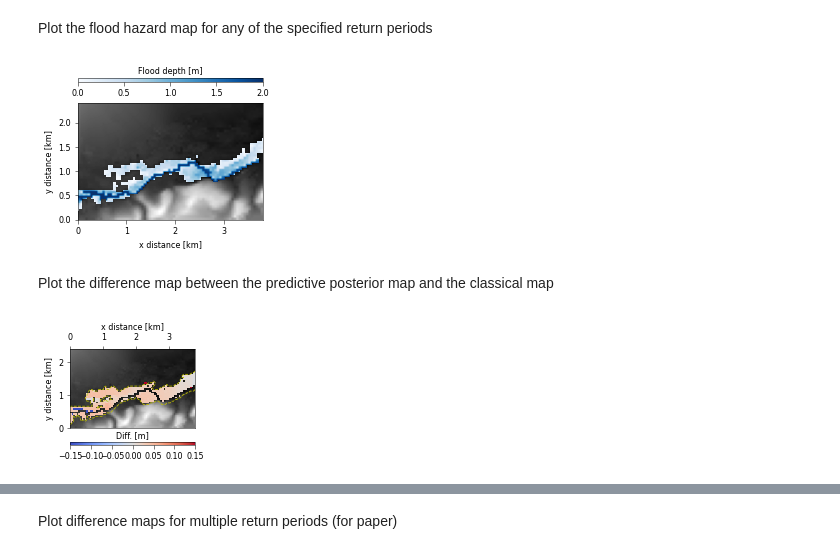
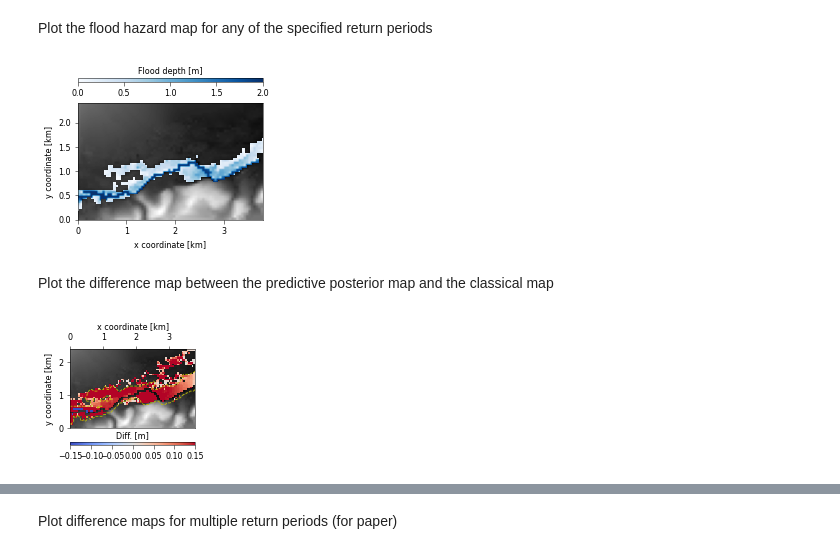
Before and after one commit to mbalbi/epistemic_flood_hazard, a Jupyter notebook: hazard_model.ipynb, the cells around one changed output, grey strips where cells are left out. Saved outputs shown, nothing was run; the diff lists cells and outputs as text; code cells hidden in the pictures.

```diff
--- a/hazard_model.ipynb
+++ b/hazard_model.ipynb
@@ -268,0 +243,6 @@ fig.tight_layout()
+# %%
+# Create a new column 'Year' to extract the year from the 'Date' column.
+df['Year'] = df['date'].dt.year
+# Get annual maxima and date of maxima
+annual_max_df = df.loc[df.groupby('Year')['discharge'].idxmax()]
+q_a_max = annual_max_df['discharge']
@@ -278,15 +324,19 @@ N = 10000
 mi = m_dist.rvs( size=N )
 
 # Simulate new observations of discharges (posterior predictive)
-indices = np.random.choice( Xstack.shape[0], size=N )
+indices = np.random.choice( Xstack_pot.shape[0], size=N )
 x_plot = np.arange(0.1,150,0.1)
 Tr_plot = np.arange(0.2,500,0.1)
 Fi = np.zeros( [len(x_plot), N] )
-x_Tri = np.zeros( [len(Tr_plot), N] )
+Fi_a = np.zeros( [len(x_plot), N] )
+# x_Tri = np.zeros( [len(Tr_plot), N] )
 rQ = np.zeros( N )
 for i in range( N ):
-    t = Xstack[indices[i],:]
+    t = Xstack_pot[indices[i],:]
     Fi[:,i] = st.genpareto.cdf( x_plot, t[0], loc=0, scale=t[1] )
+    # annual maxima
+    t_a = Xstack_a[indices[i],:]
+    Fi_a[:,i] = st.genextreme.cdf( x_plot, t_a[0], loc=t_a[1], scale=t_a[2] )
 
 # Return levels for discharges
 
@@ -294,14 +344,23 @@ for i in range( N ):
 Fi_emp = ecdf( qu + u )[1]
 pannual_emp = (1 - Fi_emp) * m_mean
 
+Fi_a_emp = ecdf( q_a_max )[1]
+pannual_a_emp = (1 - Fi_a_emp)
+
 # MAP
 pannual_map = (1 - st.genpareto.cdf( x_plot, *t_mle )) * m_mean
+pannual_a_map = (1 - st.genextreme.cdf( x_plot, *t_a_mle ))
 
 # Posterior curves and predictive posterior estimate
+qi = (1 - 0.9)/2; qs = (1 + 0.9)/2
+
 pannuali = (1-Fi)*mi
-qi = (1 - 0.9)/2; qs = (1 + 0.9)/2
 pannual_ci = np.quantile( pannuali, [qi,qs], axis=1)
 pannual_mean = np.mean( pannuali, axis=1 )
+
+pannuali_a = (1-Fi_a)
+pannual_a_ci = np.quantile( pannuali_a, [qi,qs], axis=1)
+pannual_a_mean = np.mean( pannuali_a, axis=1 )
 # %% [markdown]
 Here we plot the return levels of discharges comparing the predictive posterior estimate with the MAP estimate of the GPD distribution.
 # %%
@@ -399,8 +467,9 @@ The two roughness parameters for the model are calibrated following the GLUE met
 
 The flood simulator was ran for a grid of roughness parameters (both for channel and floodplain) varying in the range (0.01,0.15) with a 0.01 step. The simulations were ran in a different script (lisflood_grid_simulations.py) and the resultant flood maps were saved in a separate folder.
 # %%
-folder = 'data\\Grid_060622_qvar146_U2'
-S_glue, A, B, C, r_ch_grid, r_fp_grid = read_flood_results( folder, read_maps=False )
+# folder = 'data\\Grid_060622_qvar146_U2'
+folder = "C:\\Users\\maria\\OneDrive - fi.uba.ar\\PhD\\Projects\\Probabilistic flood hazard\\models\\frequency\\Grid_060622_qvar146_U2"
+S_glue, A, B, C, r_ch_grid, r_fp_grid = read_flood_results( folder, read_maps=False );
 # %% [markdown]
 #### 2.2.2 F-scores and posterior distribution
 
@@ -458,8 +527,9 @@ The hazard is computed by simulating $N$ discharge events, and running the inund
 The $N$ flood maps, and the simulated parameters, were ran in a separate script (time_history_simulation.py) and the results saved in a pickle file (only read in python). The pickle file contains more than 100,000 flood maps and weights around 4Gb.
 # %%
 # Load variables
+folder = "C:\\Users\\maria\\OneDrive - fi.uba.ar\\PhD\\Projects\\Probabilistic flood hazard\\models\\frequency"
 sim_name = '\\110423_T10000N1_GLUE'
-with open( sim_name+'.pkl', 'rb') as file:
+with open( folder+sim_name+'.pkl', 'rb') as file:
     parameters = pickle.load( file )
     S_sim = pickle.load( file ) # Posterior distribution
     S_sim_1 = pickle.load( file ) # Predictive posterior discharges + MAP flood simulator
@@ -598,47 +670,49 @@ cax = divider.append_axes( "top", size="3%", pad=0.3 )
 bar = plt.colorbar( o2, cax=cax, orientation='horizontal' )
 bar.ax.set_xlabel('Flood depth [m]', rotation=0, loc='center' )
 bar.ax.xaxis.set_label_position('top')
-ax.set_xlabel( 'x distance [km]' )
-ax.set_ylabel( 'y distance [km]' )
+ax.set_xlabel( 'x coordinate [km]' )
+ax.set_ylabel( 'y coordinate [km]' )
 fig.tight_layout()
+
+# fig.savefig( 'C:\\Users\\maria\\OneDrive - fi.uba.ar\\PhD\\Projects\\Probabilistic flood hazard\\paper\\figures\\flood_hazard_map_100.pdf', format='pdf', dpi=300);
 # %% [output]
-[figure, old version]
+[figure, new version]
 # %% [markdown]
 Plot the difference map between the predictive posterior map and the classical map
 # %%
 import matplotlib.colors as colors
 # Map difference for given return period
-i = 0
+i = 2
 Sdiff = z_map[:,:,i] - S_map[:,:,i]
 
 # Plot
 fig, ax = plt.subplots( figsize=(8.5/2.54,5.5/2.54) )
 # ax.xaxis.set_label_position('top')
 masked_data = np.ma.masked_where( Sdiff == 0, Sdiff )
 masked_data = np.ma.masked_where( channel[bounds[0]:bounds[1],bounds[2]:bounds[3]] >= 0, masked_data )
 dem_img = ax.imshow( dem[bounds[0]:bounds[1],bounds[2]:bounds[3]], cmap=cm.gray,
                      extent=[0,z.shape[1]*0.05,0,z.shape[0]*0.05])
 
 cmap = cm.Blues  # Can be any colormap that you want after the cm
 divnorm = colors.TwoSlopeNorm(vcenter=0., vmin=-0.15, vmax=0.15)
 image = ax.imshow( masked_data[:,:], cmap='coolwarm', norm=divnorm,
                    interpolation='none', extent=[0,z.shape[1]*0.05,0,z.shape[0]*0.05] )
 
 # Colorbar
 divider = make_axes_locatable(ax)
 cax = divider.append_axes( "bottom", size="3%", pad=0.2 )
 cbar = fig.colorbar( image, cax=cax, orientation='horizontal', anchor=(0.5,1) )
 cbar.ax.set_xlabel('Diff. [m]', rotation=0, loc='center' )
 cbar.ax.xaxis.set_label_position('top')
 for tick in cbar.ax.get_xticklabels():
     tick.set_rotation(0)
 
 ax.contour( S_map[::-1,:,0], levels=[-0.001, 0.0001], colors='y', linestyles='--',
             extent=[0,z.shape[1]*0.05,0,z.shape[0]*0.05], linewidth=2 )
 ax.xaxis.tick_top()
 ax.xaxis.set_label_position('top')
-ax.set_xlabel( 'x distance [km]' )
-ax.set_ylabel( 'y distance [km]' )
+ax.set_xlabel( 'x coordinate [km]' )
+ax.set_ylabel( 'y coordinate [km]' )
 fig.tight_layout()
 # %% [output]
-[figure, old version]
+[figure, new version]
```
Also changed, not shown: parts of 23 cells of this notebook, 27 other files.
